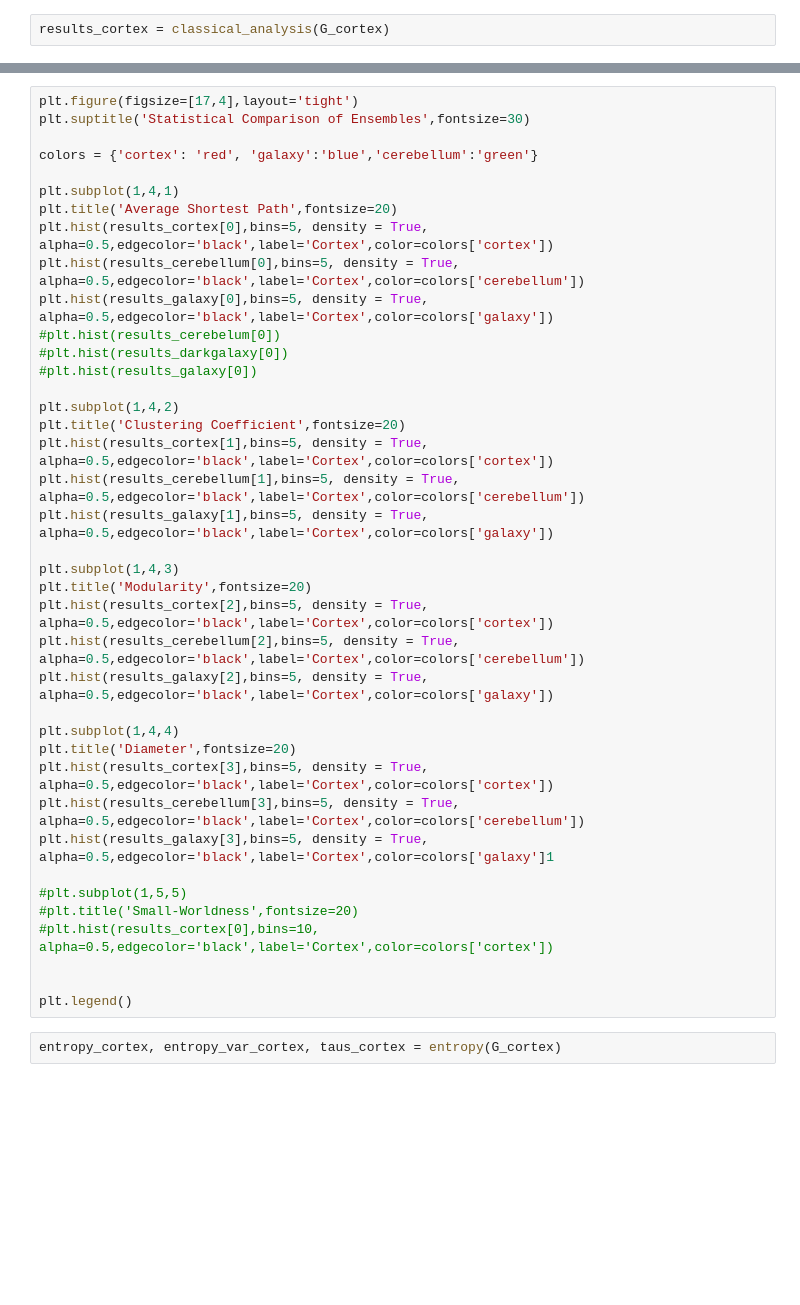
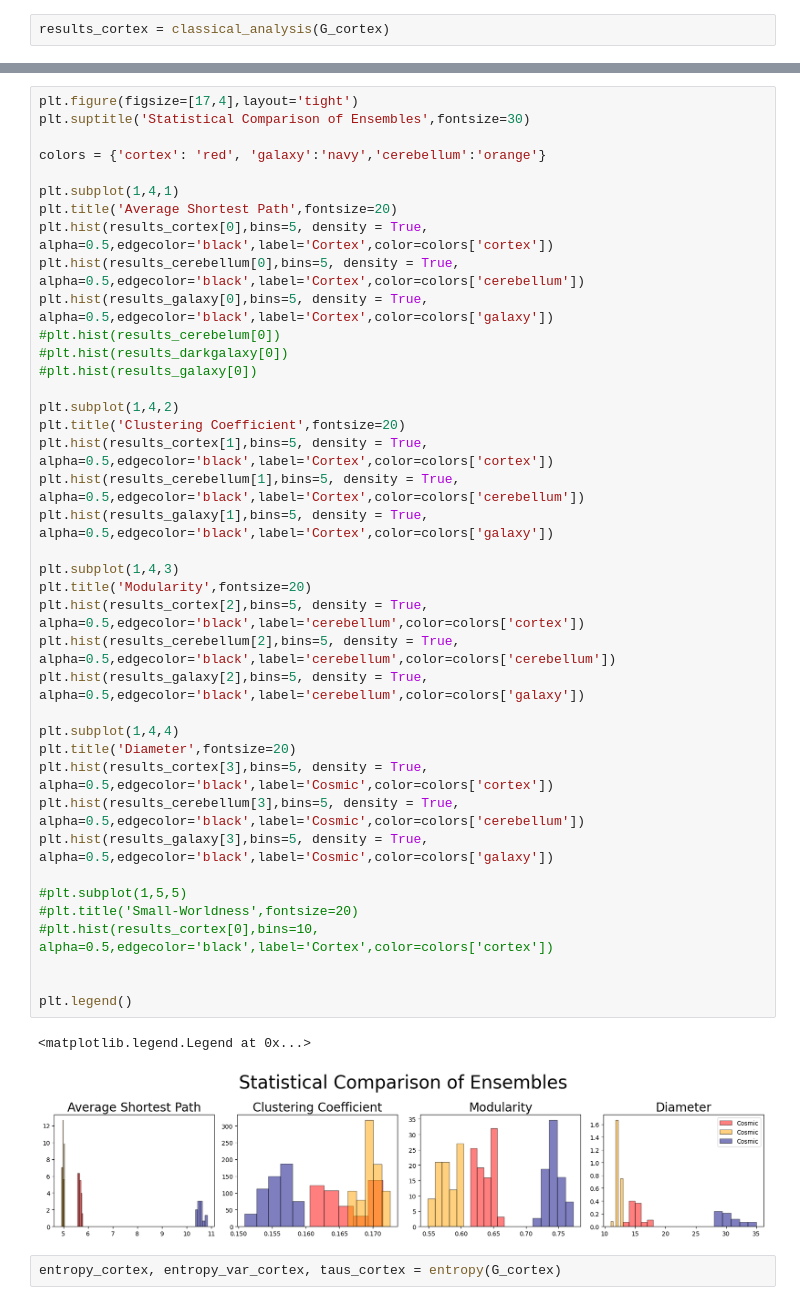
Before and after one commit to mojee13/Comparison-Between-the-Neuronal-Network-and-the-Cosmic-Web, a Jupyter notebook: Project_New edited.ipynb, the cells around one changed output, grey strips where cells are left out. Drawn from its saved outputs; the diff is of its cells as text; blank space fills up the shorter version.

```diff
--- a/Project_New edited.ipynb
+++ b/Project_New edited.ipynb
@@ -236,40 +255,43 @@ results_galaxy = classical_analysis(G_Galaxy)
 plt.figure(figsize=[17,4],layout='tight')
 plt.suptitle('Statistical Comparison of Ensembles',fontsize=30)
 
-colors = {'cortex': 'red', 'galaxy':'blue','cerebellum':'green'}
+colors = {'cortex': 'red', 'galaxy':'navy','cerebellum':'orange'}
 
 plt.subplot(1,4,1)
 plt.title('Average Shortest Path',fontsize=20)
 plt.hist(results_cortex[0],bins=5, density = True, alpha=0.5,edgecolor='black',label='Cortex',color=colors['cortex'])
 plt.hist(results_cerebellum[0],bins=5, density = True, alpha=0.5,edgecolor='black',label='Cortex',color=colors['cerebellum'])
 plt.hist(results_galaxy[0],bins=5, density = True, alpha=0.5,edgecolor='black',label='Cortex',color=colors['galaxy'])
 #plt.hist(results_cerebelum[0])
 #plt.hist(results_darkgalaxy[0])
 #plt.hist(results_galaxy[0])
 
 plt.subplot(1,4,2)
 plt.title('Clustering Coefficient',fontsize=20)
 plt.hist(results_cortex[1],bins=5, density = True, alpha=0.5,edgecolor='black',label='Cortex',color=colors['cortex'])
 plt.hist(results_cerebellum[1],bins=5, density = True, alpha=0.5,edgecolor='black',label='Cortex',color=colors['cerebellum'])
 plt.hist(results_galaxy[1],bins=5, density = True, alpha=0.5,edgecolor='black',label='Cortex',color=colors['galaxy'])
 
 plt.subplot(1,4,3)
 plt.title('Modularity',fontsize=20)
-plt.hist(results_cortex[2],bins=5, density = True, alpha=0.5,edgecolor='black',label='Cortex',color=colors['cortex'])
-plt.hist(results_cerebellum[2],bins=5, density = True, alpha=0.5,edgecolor='black',label='Cortex',color=colors['cerebellum'])
-plt.hist(results_galaxy[2],bins=5, density = True, alpha=0.5,edgecolor='black',label='Cortex',color=colors['galaxy'])
+plt.hist(results_cortex[2],bins=5, density = True, alpha=0.5,edgecolor='black',label='cerebellum',color=colors['cortex'])
+plt.hist(results_cerebellum[2],bins=5, density = True, alpha=0.5,edgecolor='black',label='cerebellum',color=colors['cerebellum'])
+plt.hist(results_galaxy[2],bins=5, density = True, alpha=0.5,edgecolor='black',label='cerebellum',color=colors['galaxy'])
 
 plt.subplot(1,4,4)
 plt.title('Diameter',fontsize=20)
-plt.hist(results_cortex[3],bins=5, density = True, alpha=0.5,edgecolor='black',label='Cortex',color=colors['cortex'])
-plt.hist(results_cerebellum[3],bins=5, density = True, alpha=0.5,edgecolor='black',label='Cortex',color=colors['cerebellum'])
-plt.hist(results_galaxy[3],bins=5, density = True, alpha=0.5,edgecolor='black',label='Cortex',color=colors['galaxy']1
+plt.hist(results_cortex[3],bins=5, density = True, alpha=0.5,edgecolor='black',label='Cosmic',color=colors['cortex'])
+plt.hist(results_cerebellum[3],bins=5, density = True, alpha=0.5,edgecolor='black',label='Cosmic',color=colors['cerebellum'])
+plt.hist(results_galaxy[3],bins=5, density = True, alpha=0.5,edgecolor='black',label='Cosmic',color=colors['galaxy'])
 
 #plt.subplot(1,5,5)
 #plt.title('Small-Worldness',fontsize=20)
 #plt.hist(results_cortex[0],bins=10, alpha=0.5,edgecolor='black',label='Cortex',color=colors['cortex'])
 
 
 plt.legend()
+# %% [output]
+<matplotlib.legend.Legend at 0x...>
+[figure, added]
 # %%
 entropy_cortex, entropy_var_cortex, taus_cortex = entropy(G_cortex)
```
Also changed, not shown: parts of 28 cells of this notebook.
